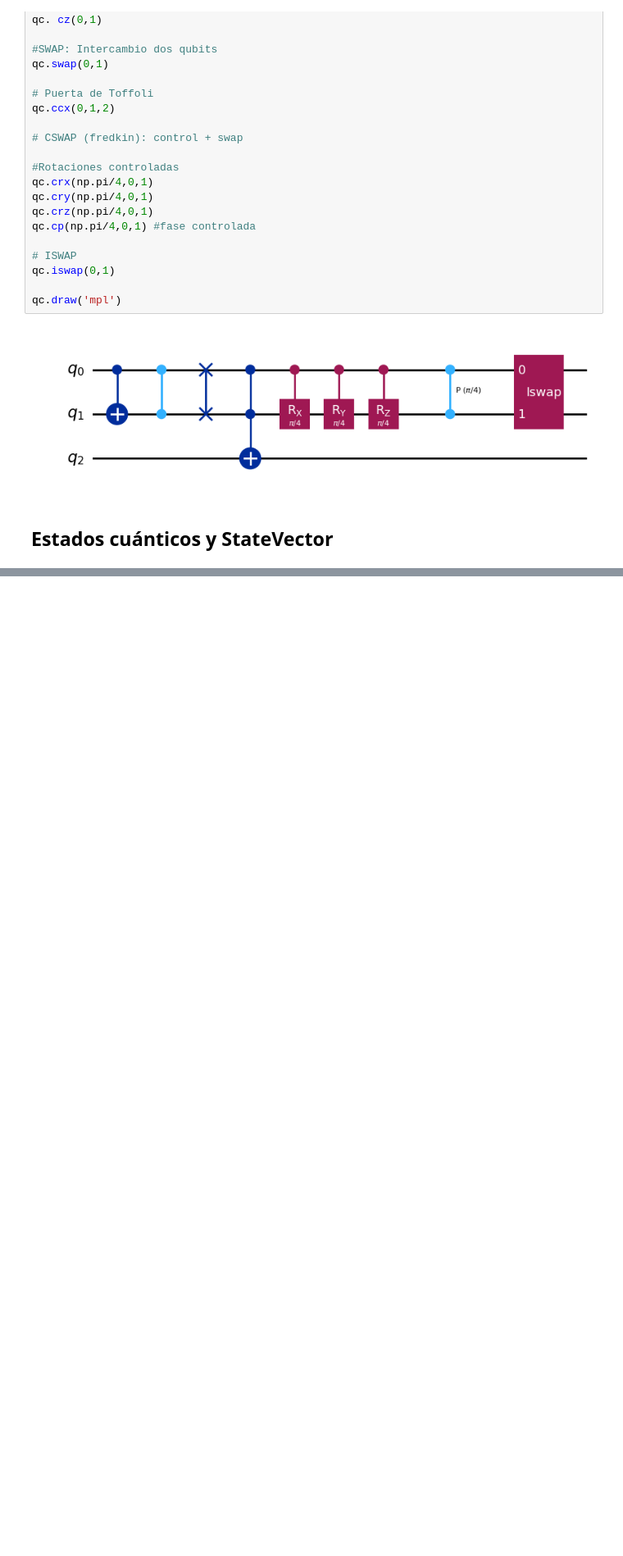
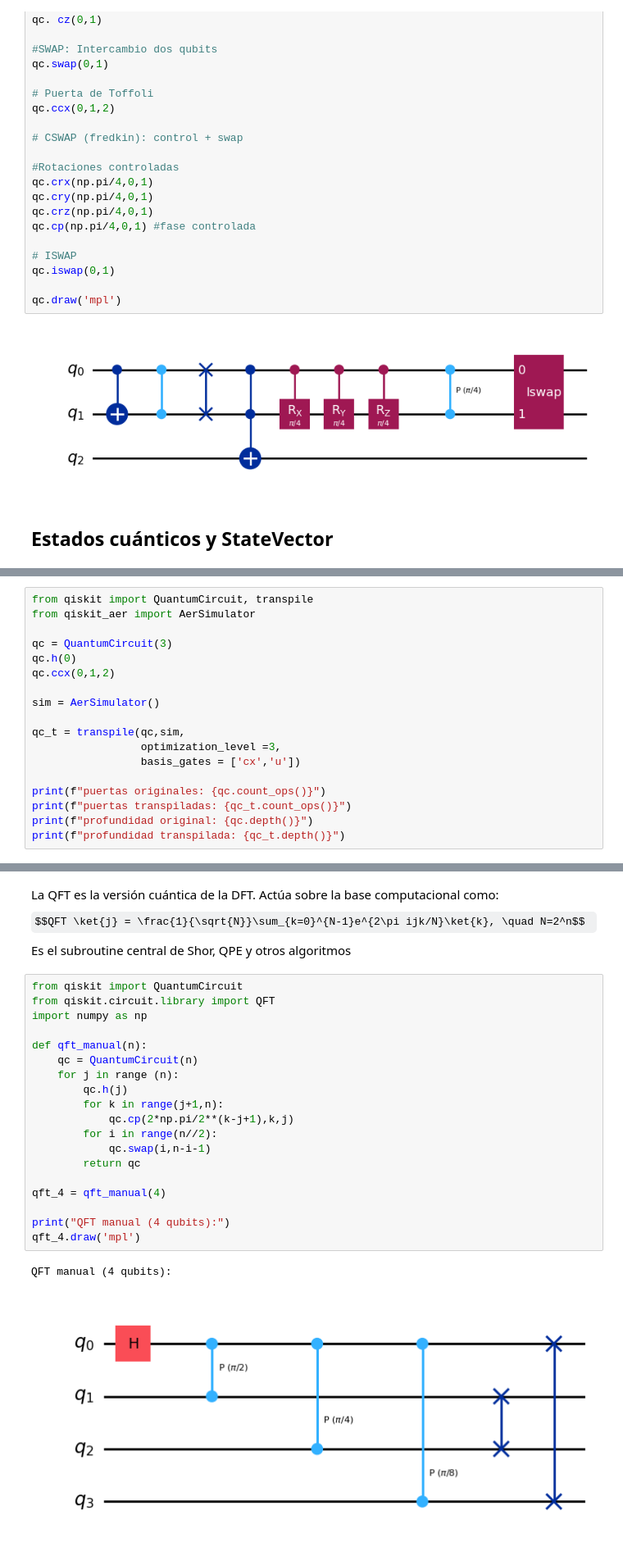
Before and after one commit to daniel-fisica/tutorial-qiskit-es, a Jupyter notebook: tutorial.ipynb, the cells around one changed output, grey strips where cells are left out. Shown at 82% size. Drawn from its saved outputs; the diff is of its cells as text; some formulas as TeX source; blank space fills up the shorter version.

Commit message:
Se agrego mediciones parciales y en bases arbitrarias, ejemplo transpilación, y los algoritmos cuánticos de QFT y QPE

```diff
--- a/tutorial.ipynb
+++ b/tutorial.ipynb
@@ -196,0 +286,18 @@ Probabilidades:  {'00': 0.4999999999999999, '11': 0.4999999999999999}
+# %%
+from qiskit import QuantumCircuit, transpile
+from qiskit_aer import AerSimulator
+
+qc = QuantumCircuit(3)
+qc.h(0)
+qc.ccx(0,1,2)
+
+sim = AerSimulator()
+
+qc_t = transpile(qc,sim,
+                 optimization_level =3,
+                 basis_gates = ['cx','u'])
+
+print(f"puertas originales: {qc.count_ops()}")
+print(f"puertas transpiladas: {qc_t.count_ops()}")
+print(f"profundidad original: {qc.depth()}")
+print(f"profundidad transpilada: {qc_t.depth()}")
@@ -196,0 +313,26 @@ Probabilidades:  {'00': 0.4999999999999999, '11': 0.4999999999999999}
+# %% [markdown]
+La QFT es la versión cuántica de la DFT. Actúa sobre la base computacional como:
+$$QFT \ket{j} = \frac{1}{\sqrt{N}}\sum_{k=0}^{N-1}e^{2\pi ijk/N}\ket{k}, \quad N=2^n$$
+Es el subroutine central de Shor, QPE y otros algoritmos
+# %%
+from qiskit import QuantumCircuit
+from qiskit.circuit.library import QFT
+import numpy as np
+
+def qft_manual(n):
+    qc = QuantumCircuit(n)
+    for j in range (n):
+        qc.h(j)
+        for k in range(j+1,n):
+            qc.cp(2*np.pi/2**(k-j+1),k,j)
+        for i in range(n//2):
+            qc.swap(i,n-i-1)
+        return qc
+
+qft_4 = qft_manual(4)
+
+print("QFT manual (4 qubits):")
+qft_4.draw('mpl')
+# %% [output]
+QFT manual (4 qubits):
+[figure, added]
```
Also changed, not shown: parts of 11 cells of this notebook.
